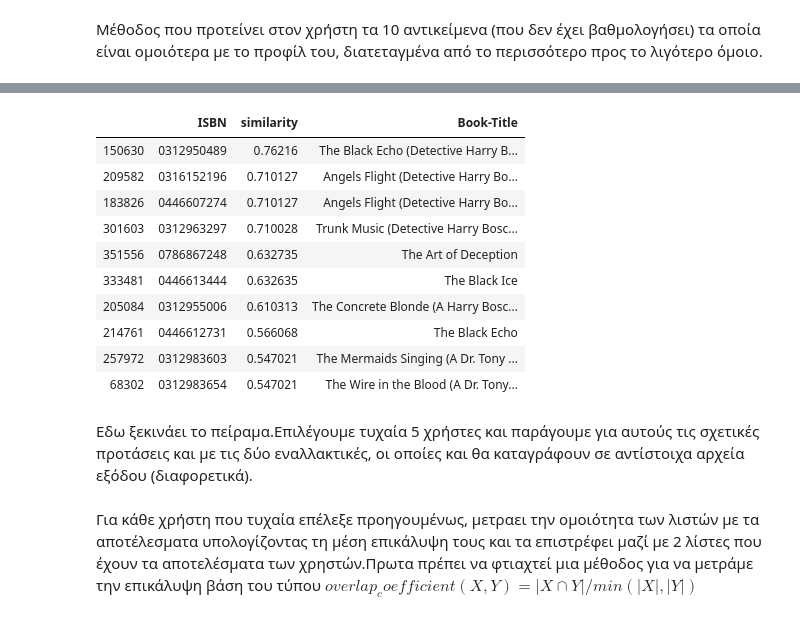
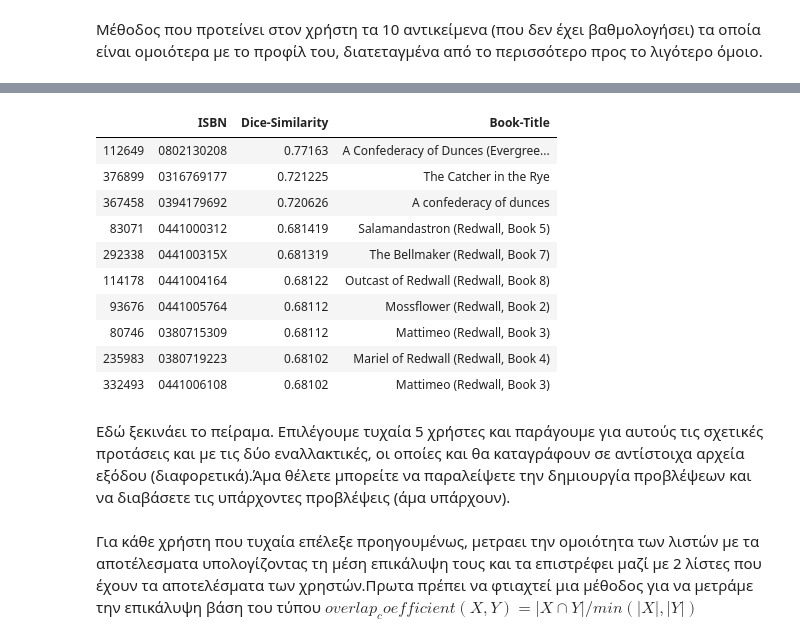
Before and after one commit to CoGian/content-based-recommendation-system-for-books, a Jupyter notebook: hw2_dai17153.ipynb, the cells around one changed output, grey strips where cells are left out. Cells and saved outputs as stored; diff of their text form; code cells hidden in the pictures.

```diff
--- a/hw2_dai17153.ipynb
+++ b/hw2_dai17153.ipynb
@@ -342,19 +321,19 @@ print(fav_books)
 ένωση των λέξεων κλειδιών των 3 βιβλίων, τους συγγραφείς τους και το έτος
 έκδοσης τους και επιστρέφει όλα αυτά και τα ISBN των βιβλίων που έχει βαθμολογήσει.
 # %%
-def make_user_profile(user):
+def make_user_profile(user_id):
     # get  readed and favourites books of user
-    user_books , fav_books = get3largest_values(user)
+    user_books , fav_books = get3largest_values(user_id)
 
     # initialize
     keywords = []
     authors = []
     years_of_publication = []
 
-    for book in fav_books.index:
-            keywords += books.set_index('ISBN').loc[book]['KeyWords']
-            authors.append(books.set_index('ISBN').loc[book]['Book-Author'])
-            years_of_publication.append(books.set_index('ISBN').loc[book]['Year-Of-Publication'])
+    for index,book in fav_books.iterrows():
+            keywords += books.set_index('ISBN').loc[book['ISBN']]['KeyWords']
+            authors.append(books.set_index('ISBN').loc[book['ISBN']]['Book-Author'].lower())
+            years_of_publication.append(books.set_index('ISBN').loc[book['ISBN']]['Year-Of-Publication'])
     return keywords, authors, years_of_publication , user_books
 # %%
 profile = make_user_profile(users['User-ID'].sample().tolist()[0])
@@ -396,10 +376,8 @@ H ομοιότητα Dice coefficient βασισμένη στον τύπο $DSC(
 # %%
 def dice_coefficient(a, b):
     """dice coefficient 2nt/(na + nb)."""
-    a_bigrams = set(a)
-    b_bigrams = set(b)
-    overlap = len(a_bigrams & b_bigrams)
-    return overlap * 2.0/(len(a_bigrams) + len(b_bigrams))
+    overlap = len(set(a) & set(b))
+    return overlap * 2.0/(len(set(a)) + len(set(b)))
 # %%
 dice_coefficient(["hallo","world"] ,["hello","world"])
 # %% [output]
@@ -421,7 +399,7 @@ def calc_similarity(user_profile,book,mode):
 
     # get author
     profile_authors =  user_profile[1]
-    book_author = book['Book-Author']
+    book_author = book['Book-Author'].lower()
 
     # get years
     profile_years =  user_profile[2]
@@ -471,10 +448,18 @@ Similarity(mode=2) :  0.19940149625935163
 # %%
 def recommend(user_profile,mode):
     books_similarity = pd.DataFrame(books['ISBN'])
-    books_similarity['similarity'] = None
+    str_similarity = ''
+    if mode == 1 :
+        str_similarity = 'Jaccard-Similarity'
+    elif mode == 2 :
+        str_similarity = 'Dice-Similarity'
+    else:
+        print("mode is missing or is incoreect")
+        pass
+    books_similarity[str_similarity] = None
     for index,book in books.iterrows():
-        if book['ISBN'] not in user_profile[3].index:
-            books_similarity.loc[index]['similarity'] =  calc_similarity(user_profile,book,mode)
+        if book['ISBN'] not in user_profile[3]['ISBN'].unique():
+            books_similarity.loc[index][str_similarity] =  calc_similarity(user_profile,book,mode)
 
-    return books_similarity.sort_values(['similarity'],ascending=False).dropna().head(10)
+    return books_similarity.sort_values([str_similarity],ascending=False).dropna().head(10)
 # %%
@@ -497,24 +482,24 @@ recomended_books1
 # %%
-# calculate and print recomended books with second mode
-recomended_books2 = recommend(profile,2)
-recomended_books2["Book-Title"] = recomended_books2["ISBN"].apply(lambda x : getbooknamefromISBN(x))
-recomended_books2
+# calculate and print recommended books with second mode
+recommended_books2 = recommend(profile,2)
+recommended_books2["Book-Title"] = recommended_books2["ISBN"].apply(lambda x : getbooknamefromISBN(x))
+recommended_books2
 # %% [output]
-|  | ISBN | similarity | Book-Title |
-| 150630 | 0312950489 | 0.76216 | The Black Echo (Detective Harry B... |
-| 209582 | 0316152196 | 0.710127 | Angels Flight (Detective Harry Bo... |
-| 183826 | 0446607274 | 0.710127 | Angels Flight (Detective Harry Bo... |
-| 301603 | 0312963297 | 0.710028 | Trunk Music (Detective Harry Bosc... |
-| 351556 | 0786867248 | 0.632735 | The Art of Deception |
-| 333481 | 0446613444 | 0.632635 | The Black Ice |
-| 205084 | 0312955006 | 0.610313 | The Concrete Blonde (A Harry Bosc... |
-| 214761 | 0446612731 | 0.566068 | The Black Echo |
-| 257972 | 0312983603 | 0.547021 | The Mermaids Singing (A Dr. Tony ... |
-| 68302 | 0312983654 | 0.547021 | The Wire in the Blood (A Dr. Tony... |
+|  | ISBN | Dice-Similarity | Book-Title |
+| 112649 | 0802130208 | 0.77163 | A Confederacy of Dunces (Evergree... |
+| 376899 | 0316769177 | 0.721225 | The Catcher in the Rye |
+| 367458 | 0394179692 | 0.720626 | A confederacy of dunces |
+| 83071 | 0441000312 | 0.681419 | Salamandastron (Redwall, Book 5) |
+| 292338 | 044100315X | 0.681319 | The Bellmaker (Redwall, Book 7) |
+| 114178 | 0441004164 | 0.68122 | Outcast of Redwall (Redwall, Book 8) |
+| 93676 | 0441005764 | 0.68112 | Mossflower (Redwall, Book 2) |
+| 80746 | 0380715309 | 0.68112 | Mattimeo (Redwall, Book 3) |
+| 235983 | 0380719223 | 0.68102 | Mariel of Redwall (Redwall, Book 4) |
+| 332493 | 0441006108 | 0.68102 | Mattimeo (Redwall, Book 3) |
 # %% [markdown]
-Εδω ξεκινάει το πείραμα.Επιλέγουμε τυχαία 5 χρήστες και παράγουμε για
+Εδώ ξεκινάει το πείραμα. Επιλέγουμε τυχαία 5 χρήστες και παράγουμε για
 αυτούς τις σχετικές προτάσεις και με τις δύο εναλλακτικές, οι οποίες και θα
-καταγράφουν σε αντίστοιχα αρχεία εξόδου (διαφορετικά).
+καταγράφουν σε αντίστοιχα αρχεία εξόδου (διαφορετικά).Άμα θέλετε μπορείτε να παραλείψετε την δημιουργία προβλέψεων και να διαβάσετε τις υπάρχοντες προβλέψεις (άμα υπάρχουν).
 # %%
 def make_predictions():
     # random sample of 5 users
```
Also changed, not shown: parts of 25 cells of this notebook.
